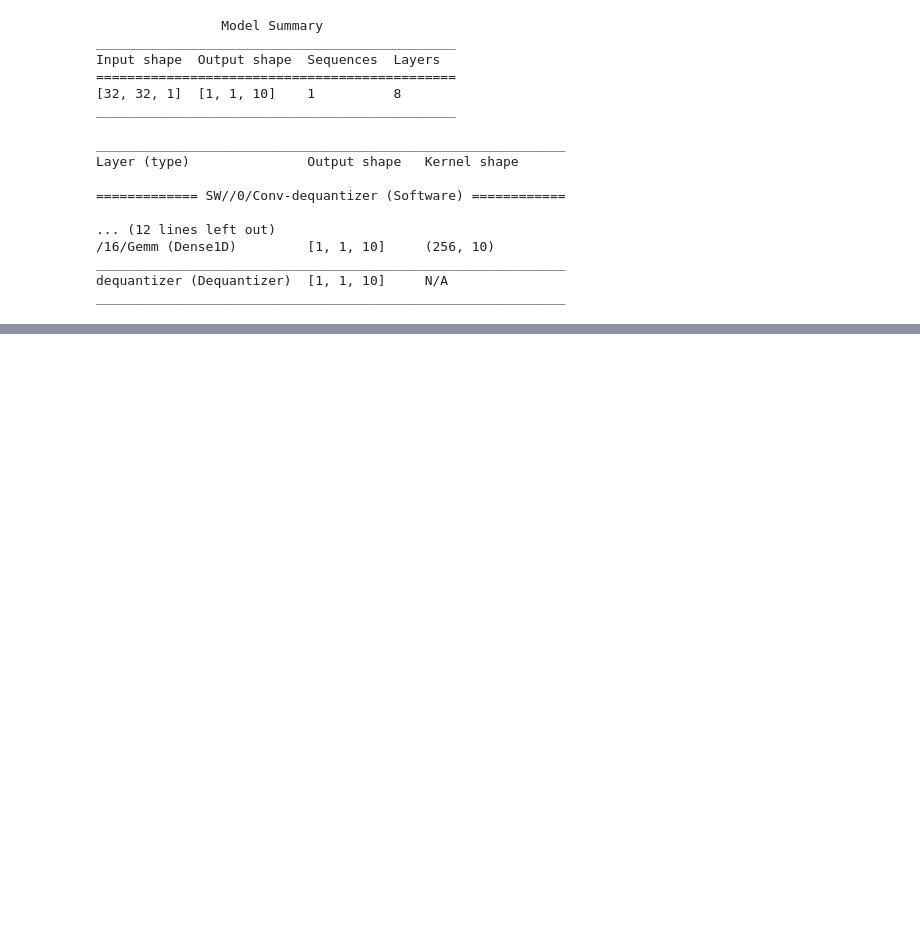
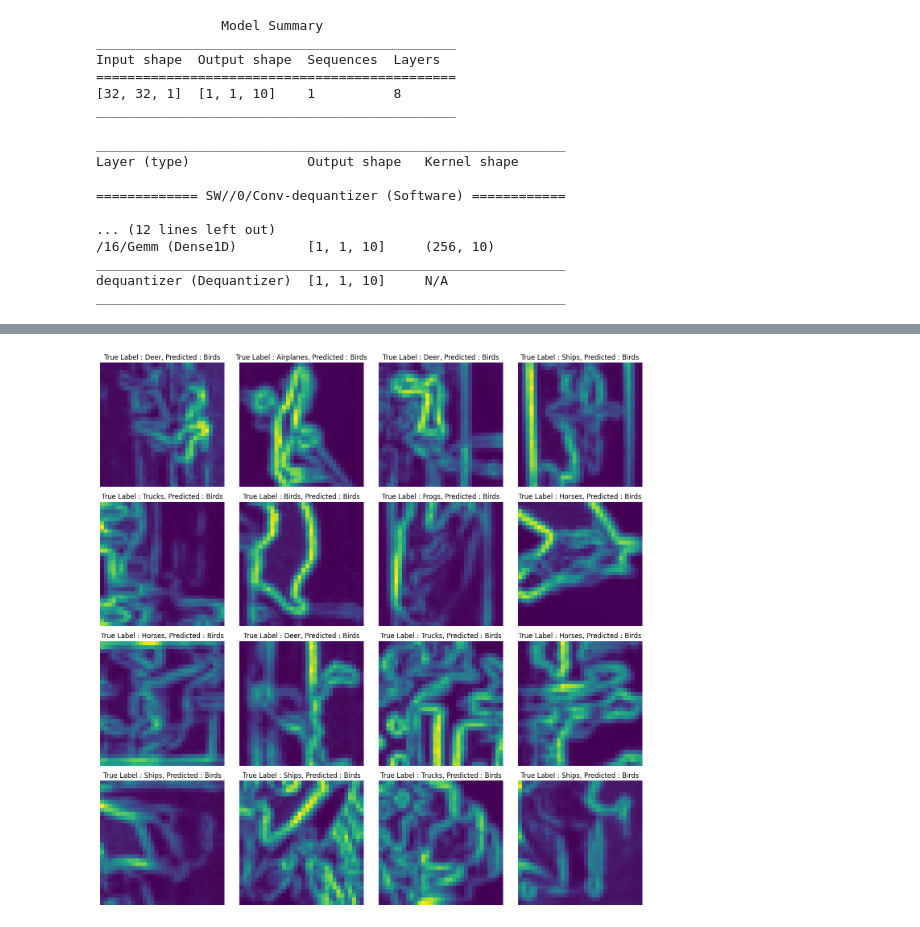
Before and after one commit to RitoruX/neuromorphic-snn-devtools, a Jupyter notebook: frameworks/akida/notebooks/02_akida_cifar10_dvs_sequential.ipynb, the cells around one changed output, grey strips where cells are left out. Saved outputs shown, nothing was run; the diff lists cells and outputs as text; code cells hidden in the pictures; blank space fills up the shorter version.

```diff
--- a/frameworks/akida/notebooks/02_akida_cifar10_dvs_sequential.ipynb
+++ b/frameworks/akida/notebooks/02_akida_cifar10_dvs_sequential.ipynb
@@ -284,0 +301,30 @@ Overall accuracy: 9.50%
+# %%
+import matplotlib.pyplot as plt
+
+# Test a single example
+x_sample_batch, y_sample_batch = next(iter(test_dataloader))
+
+x_sample_batch_input = x_sample_batch.numpy().transpose(0, 2, 3, 1)
+# Convert to uint8 if needed
+x_sample_batch_input = x_sample_batch_input.astype('uint8')
+
+outputs = model_akida.predict(x_sample_batch_input)
+
+fig, axes = plt.subplots(4, 4, figsize=(14, 14))  # For batch_size=16
+axes = axes.flatten()
+
+for i in range(16):
+    sample_img = x_sample_batch[i, 0]
+    sample_label_index = y_sample_batch[i].item()
+    predicted_label_index = outputs[i].argmax()
+    label_name = data_handler.labels[sample_label_index]
+    predicted_label_name = data_handler.labels[predicted_label_index]
+    ax = axes[i]
+    ax.imshow(sample_img)
+    ax.set_title(f"True Label : {label_name}, Predicted : {predicted_label_name}", fontsize=12)
+    ax.axis('off')
+
+plt.tight_layout()
+plt.show()
+# %% [output]
+[figure, added]
```
Also changed, not shown: parts of 11 cells of this notebook, 14 other files.
